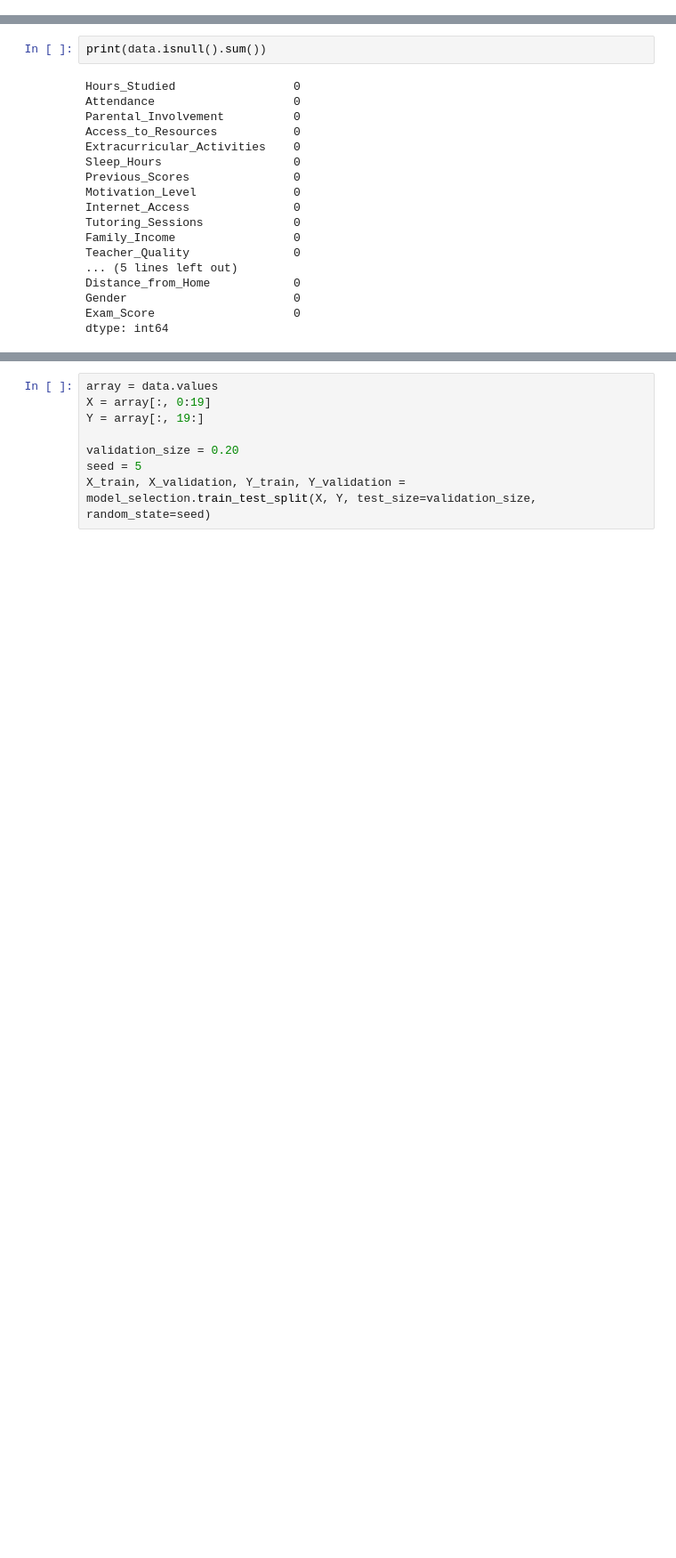
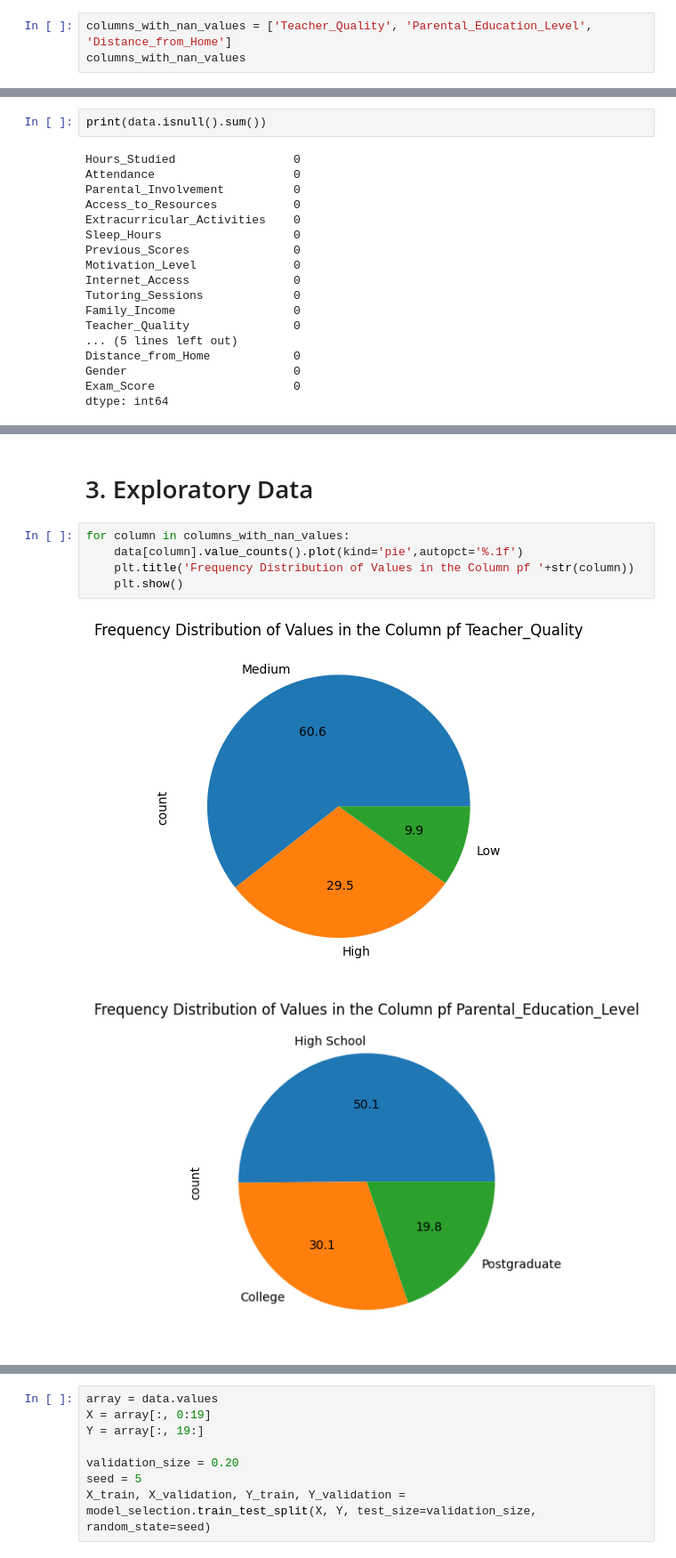
Before and after one commit to ThomasShikalepo/Data-Analysis, a Jupyter notebook: ML/DTA.ipynb, the cells around one changed output, grey strips where cells are left out. Shown: that part at 89% size. Saved outputs shown, nothing was run; the diff lists cells and outputs as text; blank space fills up the shorter version.

```diff
--- a/ML/DTA.ipynb
+++ b/ML/DTA.ipynb
@@ -31,0 +128,3 @@ data
+# %%
+columns_with_nan_values = ['Teacher_Quality', 'Parental_Education_Level', 'Distance_from_Home']
+columns_with_nan_values
@@ -137,0 +277,10 @@ data
+# %% [markdown]
+# 3. Exploratory Data
+# %%
+for column in columns_with_nan_values:
+    data[column].value_counts().plot(kind='pie',autopct='%.1f')
+    plt.title('Frequency Distribution of Values in the Column pf '+str(column))
+    plt.show()
+# %% [output]
+[figure, added]
+[figure, added]
```
Also changed, not shown: parts of 19 cells of this notebook.
